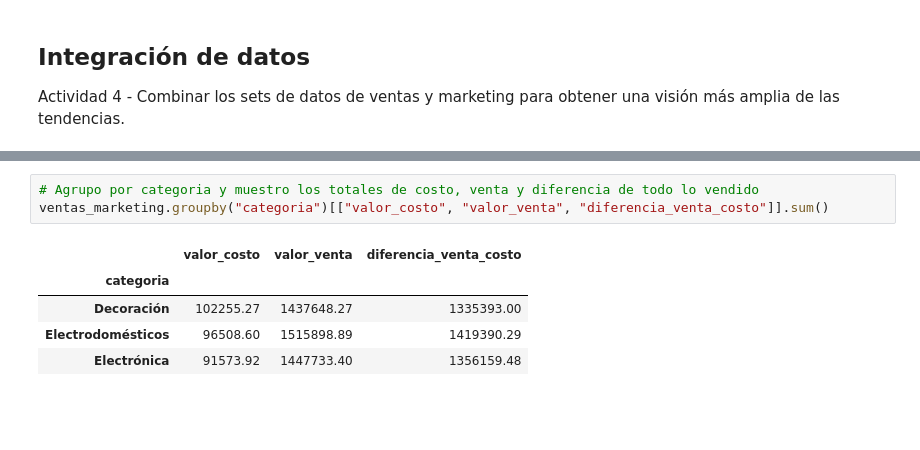
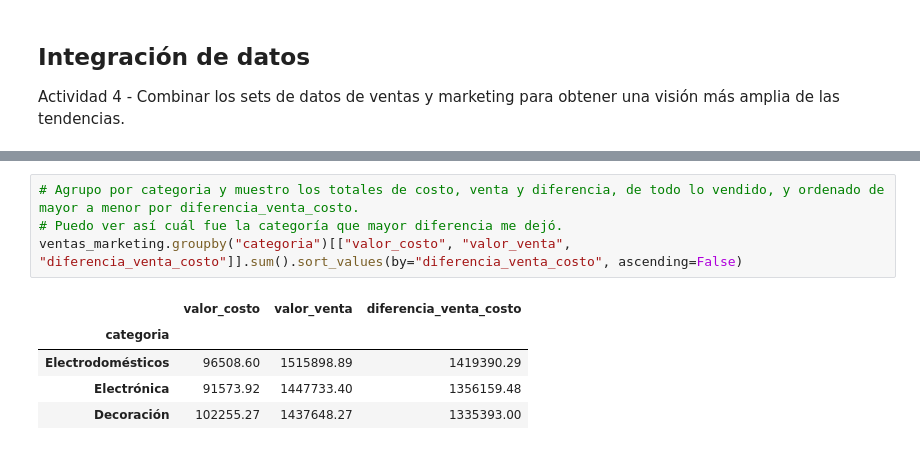
Before and after one commit to FerJGit/TT-2C2025-Data-Analitycs-Notebooks, a Jupyter notebook: PreEntrega/Mis_Archivos/Pre-entrega.ipynb, the cells around one changed output, grey strips where cells are left out. Saved outputs shown, nothing was run; the diff lists cells and outputs as text; blank space fills up the shorter version.

```diff
--- a/PreEntrega/Mis_Archivos/Pre-entrega.ipynb
+++ b/PreEntrega/Mis_Archivos/Pre-entrega.ipynb
@@ -912,9 +914,10 @@ ventas_marketing[['producto', 'valor_venta', 'valor_costo', 'diferencia_venta_co
 # %%
-# Agrupo por categoria y muestro los totales de costo, venta y diferencia de todo lo vendido
-ventas_marketing.groupby("categoria")[["valor_costo", "valor_venta", "diferencia_venta_costo"]].sum()
+# Agrupo por categoria y muestro los totales de costo, venta y diferencia, de todo lo vendido, y ordenado de mayor a menor por diferencia_venta_costo.
+# Puedo ver así cuál fue la categoría que mayor diferencia me dejó.
+ventas_marketing.groupby("categoria")[["valor_costo", "valor_venta", "diferencia_venta_costo"]].sum().sort_values(by="diferencia_venta_costo", ascending=False)
 # %% [output]
 |  | valor_costo | valor_venta | diferencia_venta_costo |
 | categoria |  |  |  |
-| Decoración | 102255.27 | 1437648.27 | 1335393.00 |
 | Electrodomésticos | 96508.60 | 1515898.89 | 1419390.29 |
 | Electrónica | 91573.92 | 1447733.40 | 1356159.48 |
+| Decoración | 102255.27 | 1437648.27 | 1335393.00 |
```
Also changed, not shown: parts of 35 cells of this notebook.
